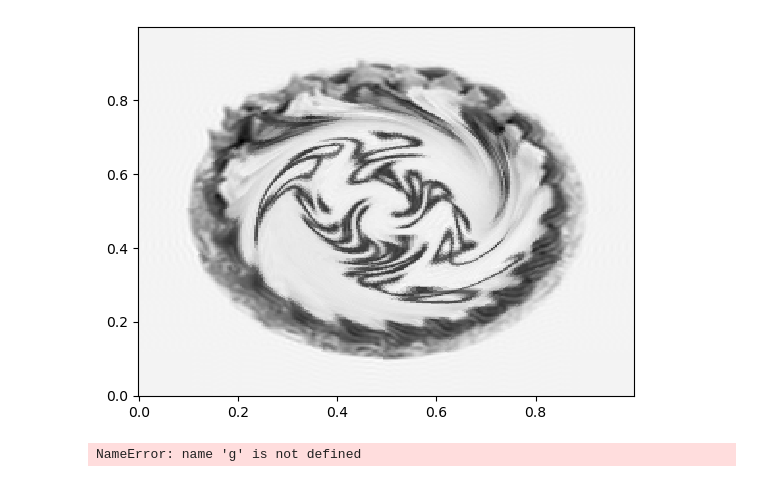
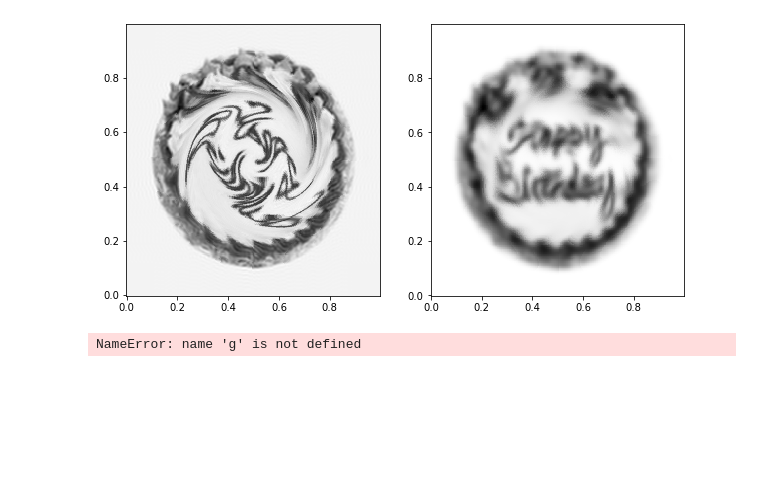
Before and after one commit to emastr/sfg-retreat-23, a Jupyter notebook: secret/test.ipynb, the cells around one changed output. Drawn from its saved outputs; the diff is of its cells as text; code cells hidden in the pictures; blank space fills up the shorter version.

```diff
--- a/retreat_question.ipynb
+++ b/secret/test.ipynb
@@ -15,10 +17,11 @@ u0.plot(plt.gca(), cmap='gray')
 # %%
 N = 2000
-nu = 0.00002
+nu = 0.00005
 ax, ay = get_a()
-uT = solve_slow(u0, ax, ay, nu=nu, N=N, T=1., callback=lambda u, t, n: print(n, end="\r"))
-u0T = solve_slow(uT, lambda x, y: -ax(x, y), lambda x,y: -ay(x, y), nu=nu, N=N, T=1., callback=lambda u, t, n: print(n, end="\r"))
-
+uT = solve_slow(u0, ax, ay, nu=nu, N=N)
+#u0T = solve_slow(uT, lambda x, y: -ax(x, y), lambda x,y: -ay(x, y), nu=-nu, N=N, T=1.)
+#u0T = u0T.change_dim(65, 65).change_dim(129, 129)
+u0T = solve_slow(uT, lambda x, y: -ax(x, y), lambda x,y: -ay(x, y), nu=nu/5, N=N)
 
 plt.figure(figsize=(10,5))
 plt.subplot(121)
@@ -30,9 +49,18 @@ u0T.plot(plt.gca(), cmap='gray')
 [figure]
-# %%
-uT = solve_fast(u0, upsample_factor=2)
-uT.plot(plt.gca(), cmap='gray')
-# %% [output]
-[figure, removed]
+# %%
+uTf = solve_fast(u0, upsample_factor=2)
+
+u0gd = uTf*0.
+for i in range(3):
+    u0gd = u0gd - 0.1 * mse_grad(0*u0, uT, upsample_factor=3)
+
+plt.figure(figsize=(10,5))
+plt.subplot(121)
+uTf.plot(plt.gca(), cmap='gray')
+plt.subplot(122)
+u0gd.plot(plt.gca(), cmap='gray')
+# %% [output]
+[figure, added]
 # %%
 
 x = np.linspace(0,1,100)
```
Also changed, not shown: parts of 3 cells of this notebook, 7 other files.
